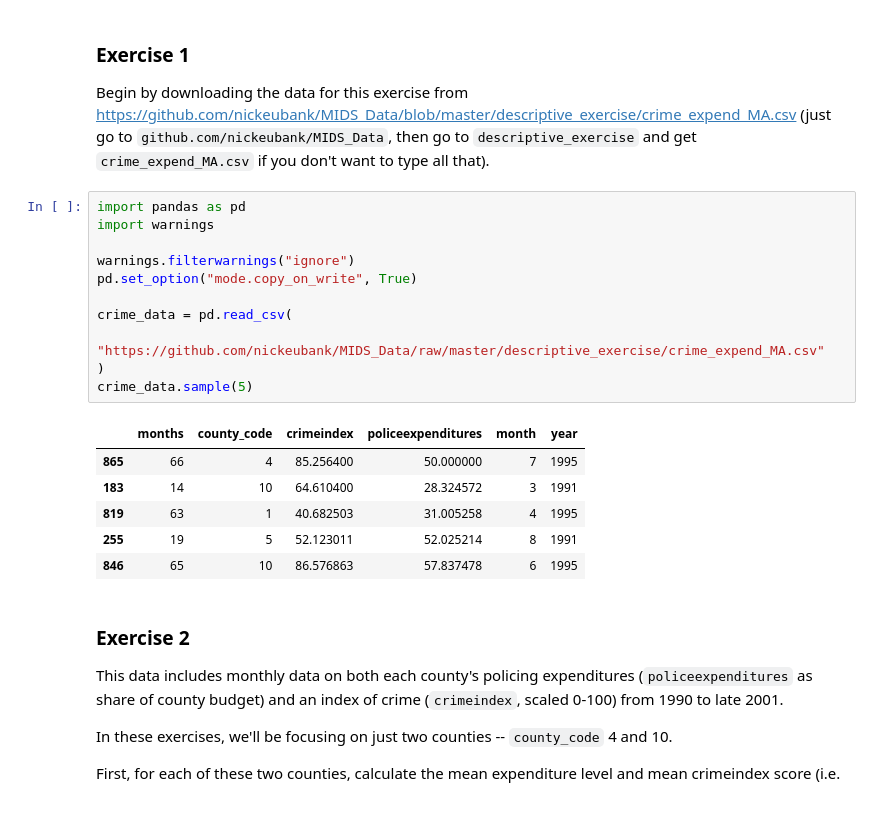
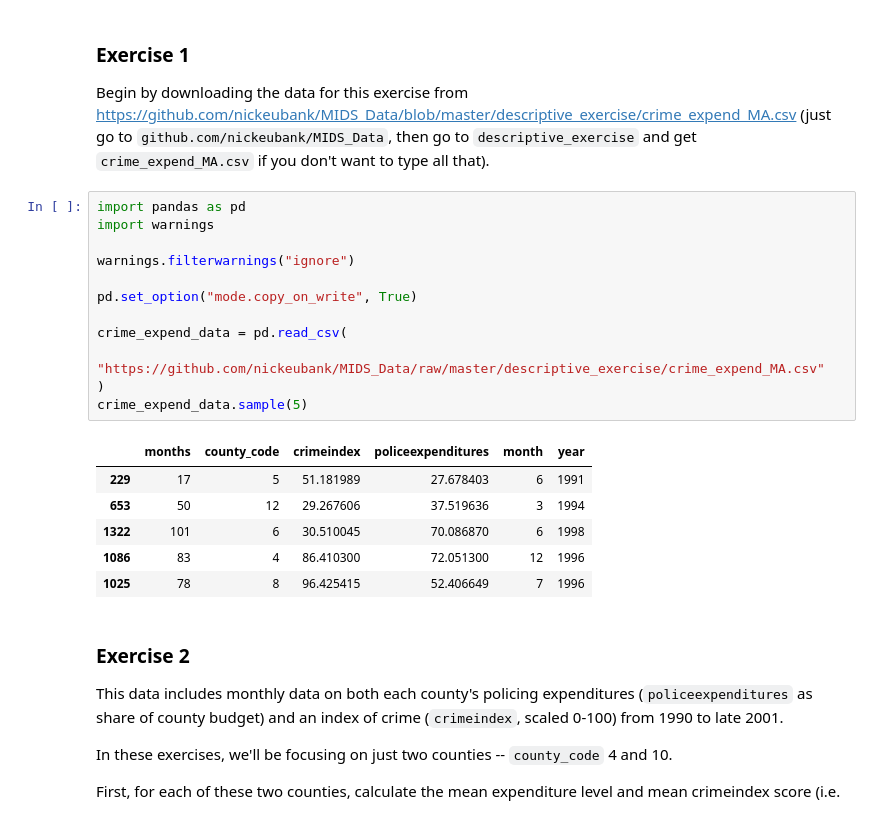
Before and after one commit to carrieli15/Unifying_Data_Science_Python, a Jupyter notebook: exercise_exploratory.ipynb, the cells around one changed output. Cells and saved outputs as stored; diff of their text form.

```diff
--- a/exercise_exploratory.ipynb
+++ b/exercise_exploratory.ipynb
@@ -15,21 +15,22 @@ Begin by downloading the data for this exercise from https://github.com/nickeuba
 # %%
 import pandas as pd
 import warnings
 
 warnings.filterwarnings("ignore")
+
 pd.set_option("mode.copy_on_write", True)
 
-crime_data = pd.read_csv(
+crime_expend_data = pd.read_csv(
     "https://github.com/nickeubank/MIDS_Data/raw/master/descriptive_exercise/crime_expend_MA.csv"
 )
-crime_data.sample(5)
+crime_expend_data.sample(5)
 # %% [output]
 |  | months | county_code | crimeindex | policeexpenditures | month | year |
-| 865 | 66 | 4 | 85.256400 | 50.000000 | 7 | 1995 |
-| 183 | 14 | 10 | 64.610400 | 28.324572 | 3 | 1991 |
-| 819 | 63 | 1 | 40.682503 | 31.005258 | 4 | 1995 |
-| 255 | 19 | 5 | 52.123011 | 52.025214 | 8 | 1991 |
-| 846 | 65 | 10 | 86.576863 | 57.837478 | 6 | 1995 |
+| 229 | 17 | 5 | 51.181989 | 27.678403 | 6 | 1991 |
+| 653 | 50 | 12 | 29.267606 | 37.519636 | 3 | 1994 |
+| 1322 | 101 | 6 | 30.510045 | 70.086870 | 6 | 1998 |
+| 1086 | 83 | 4 | 86.410300 | 72.051300 | 12 | 1996 |
+| 1025 | 78 | 8 | 96.425415 | 52.406649 | 7 | 1996 |
 # %% [markdown]
 ### Exercise 2
 
```
Also changed, not shown: parts of 14 cells of this notebook, 1 other file.
